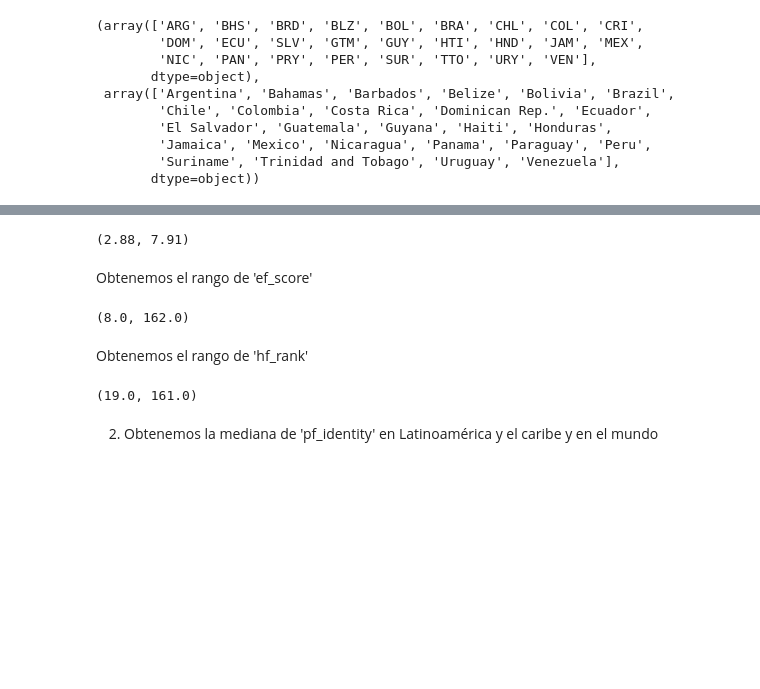
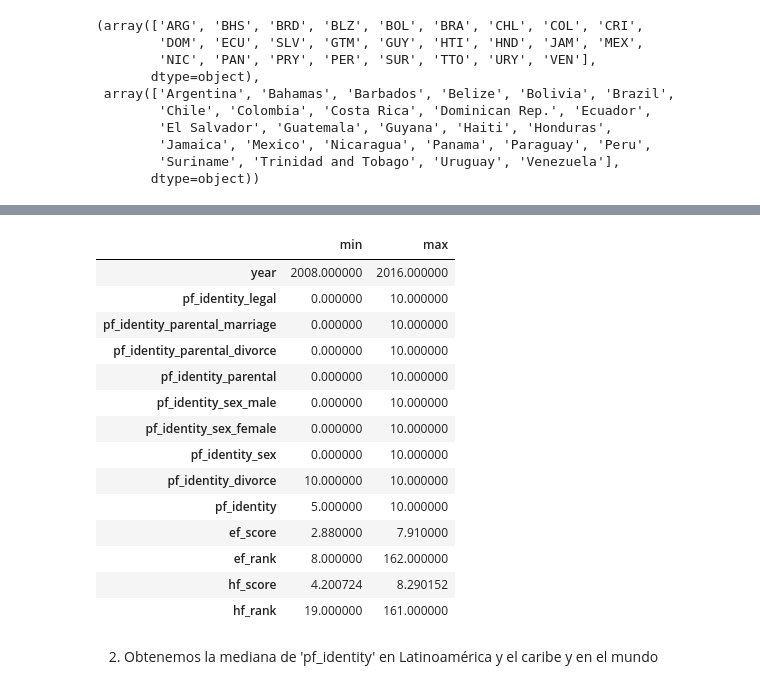
Before and after one commit to manquius/diplodatos_ayv, a Jupyter notebook: 02_practico_Fernando.ipynb, the cells around one changed output, grey strips where cells are left out. Drawn from its saved outputs; the diff is of its cells as text; code cells hidden in the pictures; blank space fills up the shorter version.

Commit message:
ranges as table

```diff
--- a/02_practico_Fernando.ipynb
+++ b/02_practico_Fernando.ipynb
@@ -253,25 +181,21 @@ Obtenemos el rango de 'ef_score'
-# %%
-max_ef_score = latam_dataset['ef_score'].max()
-min_ef_score = latam_dataset['ef_score'].min()
-min_ef_score, max_ef_score
-# %% [output]
-(2.88, 7.91)
-# %% [markdown]
-Obtenemos el rango de 'ef_score'
-# %%
-max_ef_rank = latam_dataset['ef_rank'].max()
-min_ef_rank = latam_dataset['ef_rank'].min()
-min_ef_rank, max_ef_rank
-# %% [output]
-(8.0, 162.0)
-# %% [markdown]
-Obtenemos el rango de 'hf_rank'
-# %%
-max_hf_rank = latam_dataset['hf_rank'].max()
-min_hf_rank = latam_dataset['hf_rank'].min()
-min_hf_rank, max_hf_rank
-# %% [output]
-(19.0, 161.0)
+# %%
+latam_dataset.describe().loc[['min','max']].transpose()
+# %% [output]
+|  | min | max |
+| year | 2008.000000 | 2016.000000 |
+| pf_identity_legal | 0.000000 | 10.000000 |
+| pf_identity_parental_marriage | 0.000000 | 10.000000 |
+| pf_identity_parental_divorce | 0.000000 | 10.000000 |
+| pf_identity_parental | 0.000000 | 10.000000 |
+| pf_identity_sex_male | 0.000000 | 10.000000 |
+| pf_identity_sex_female | 0.000000 | 10.000000 |
+| pf_identity_sex | 0.000000 | 10.000000 |
+| pf_identity_divorce | 10.000000 | 10.000000 |
+| pf_identity | 5.000000 | 10.000000 |
+| ef_score | 2.880000 | 7.910000 |
+| ef_rank | 8.000000 | 162.000000 |
+| hf_score | 4.200724 | 8.290152 |
+| hf_rank | 19.000000 | 161.000000 |
 # %% [markdown]
 2. Obtenemos la mediana de 'pf_identity' en Latinoamérica y el caribe y en el mundo
 # %%
```
Also changed, not shown: parts of 19 cells of this notebook.
